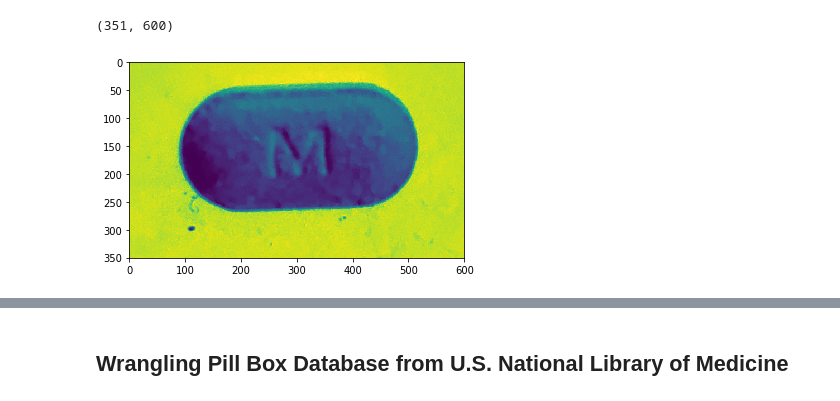
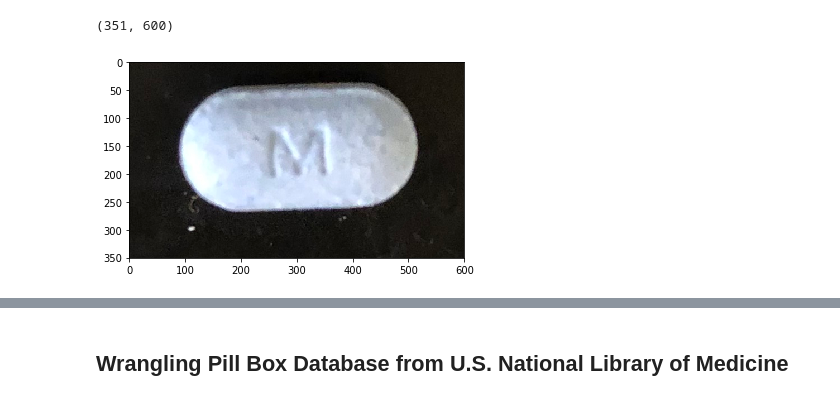
Before and after one commit to labs12-rxid/DS, a Jupyter notebook: pill_id_test.ipynb, the cells around one changed output, grey strips where cells are left out. Drawn from its saved outputs; the diff is of its cells as text; code cells hidden in the pictures.

```diff
--- a/pill_id_test.ipynb
+++ b/pill_id_test.ipynb
@@ -22,6 +43,6 @@ pillpic_grayscale.shape
 # %% [output]
 (351, 600)
 # %%
-plt.imshow(pillpic_grayscale);
+plt.imshow(pillpic);
 # %% [output]
-[figure, old version]
+[figure, new version]
```
Also changed, not shown: parts of 22 cells of this notebook.
